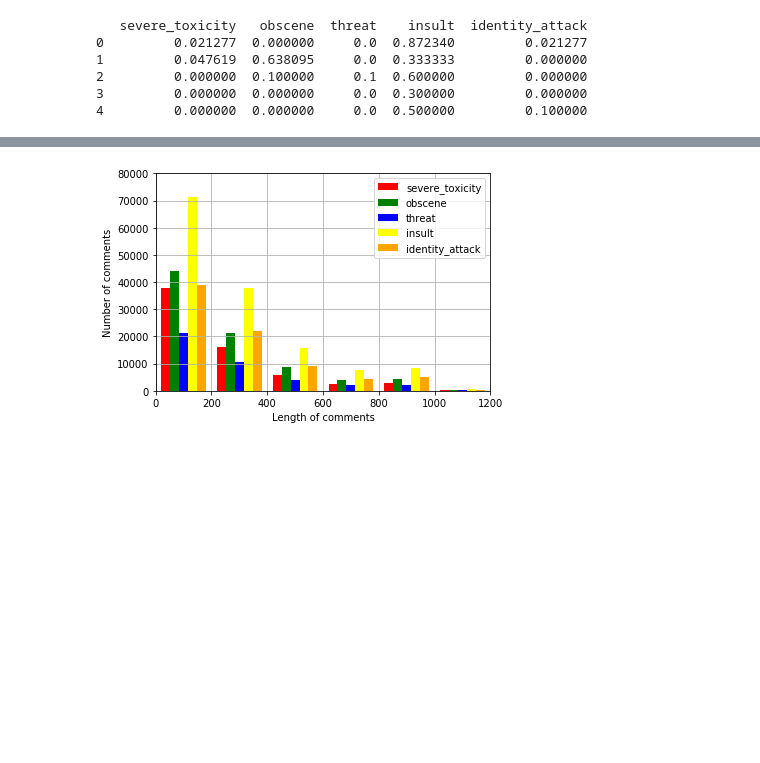
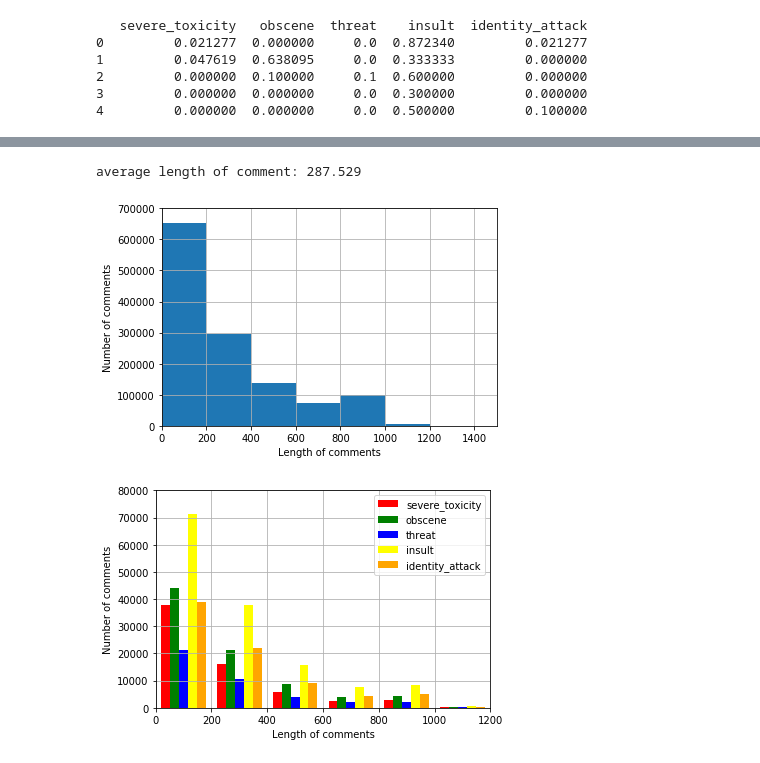
Before and after one commit to patrickcanny/EECS738_Toxicity_Classification, a Jupyter notebook: notebooks/Data_Prep.ipynb, the cells around one changed output, grey strips where cells are left out. Cells and saved outputs as stored; diff of their text form; code cells hidden in the pictures; blank space fills up the shorter version.

```diff
--- a/notebooks/Data_Prep.ipynb
+++ b/notebooks/Data_Prep.ipynb
@@ -5,6 +5,8 @@ import os
 import matplotlib.pyplot as plt
 # %%
 df = pd.read_csv('../data/toxic_comments.csv', engine='python')
+# %%
+all_comments = pd.read_csv('../data/train.csv', engine='python')
 # %%
 print(df.dtypes)
 # %% [output]
@@ -64,3 +78,17 @@ average length of comment: 277.613
+# %%
+x = [len(good_comment[i]) for i in range(good_comment.shape[0])]
+
+print('average length of comment: {:.3f}'.format(sum(x)/len(x)) )
+bins = [1,200,400,600,800,1000,1200]
+plt.hist(x, bins=bins)
+plt.xlabel('Length of comments')
+plt.ylabel('Number of comments')
+plt.axis([0, 1500, 0, 700000])
+plt.grid(True)
+plt.show()
+# %% [output]
+average length of comment: 287.529
+[figure, added]
 # %%
 y = np.zeros(label.shape)
 for ix in range(comment.shape[0]):
```
Also changed, not shown: parts of 21 cells of this notebook.
